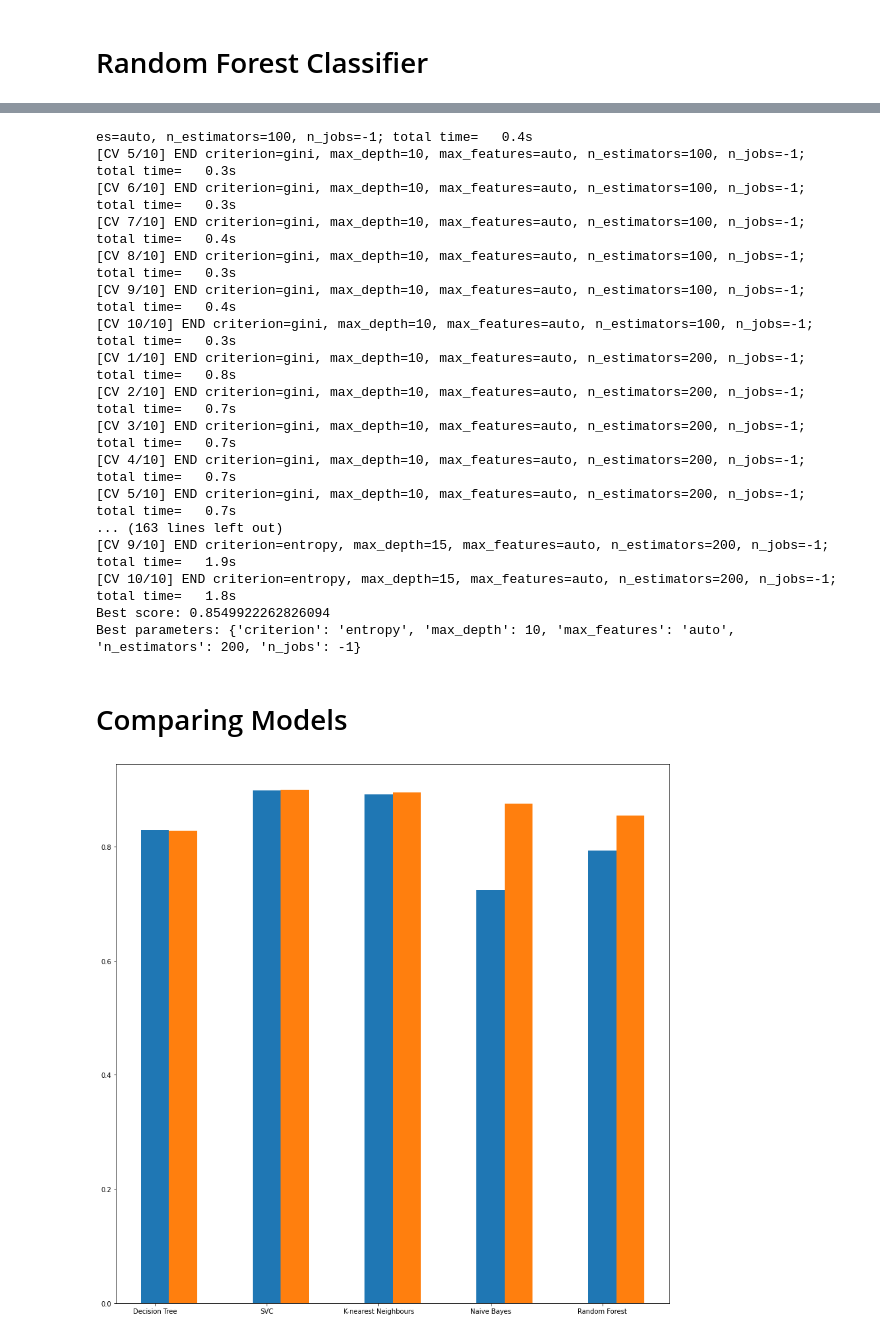
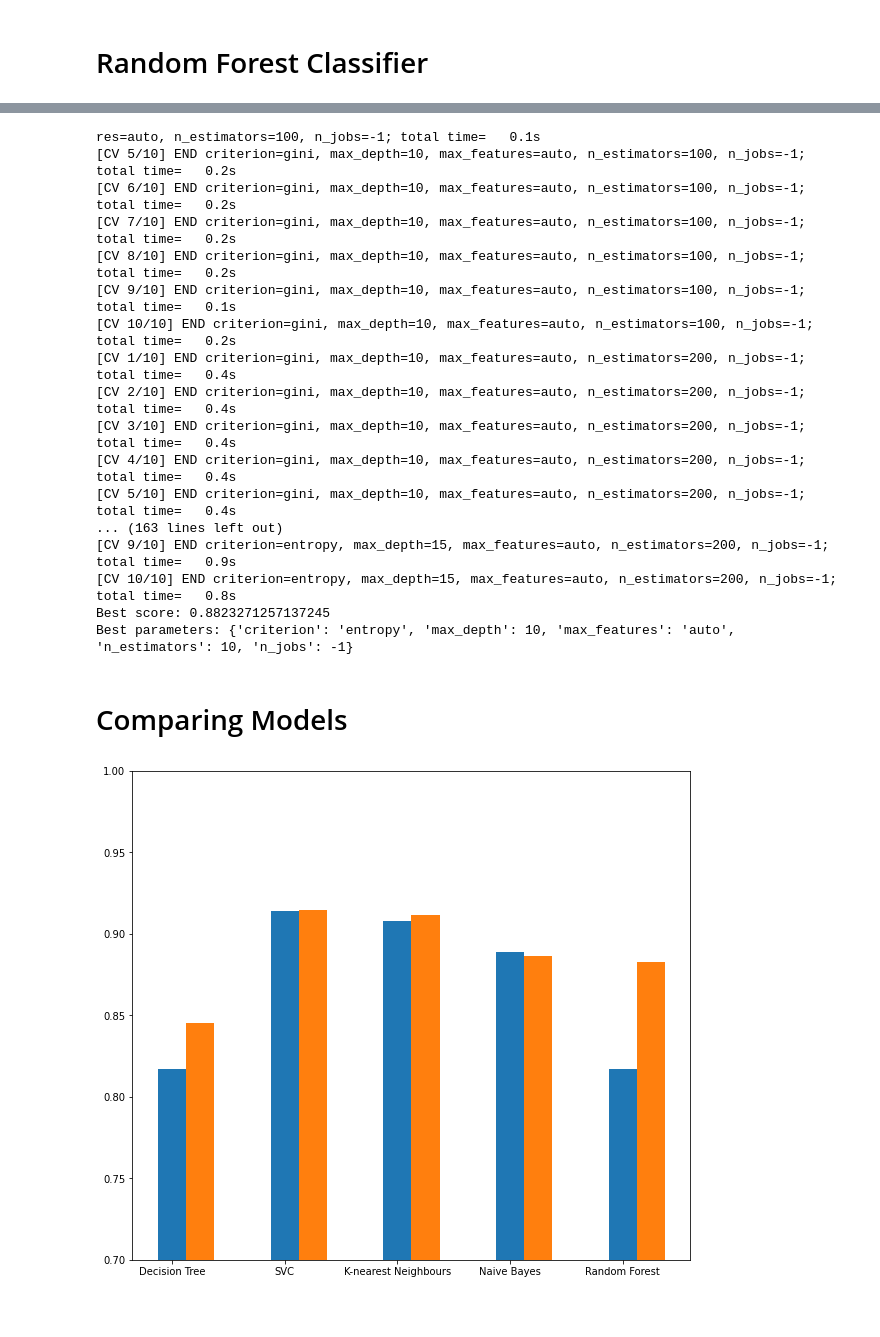
Before and after one commit to Educorreia932/FEUP-IART, a Jupyter notebook: src/notebook.ipynb, the cells around one changed output, grey strips where cells are left out. Cells and saved outputs as stored; diff of their text form; code cells hidden in the pictures.

Commit message:
Added small conclusion and changed final plot. NB now uses scaling

```diff
--- a/src/notebook.ipynb
+++ b/src/notebook.ipynb
@@ -256,6 +256,7 @@ def tune_model(dataset, model_instance, parameter_grid, cross_validation=Stratif
         model_instance,
         param_grid=parameter_grid,
         cv=cross_validation,
+        scoring="balanced_accuracy",
         verbose=3
     )
 
@@ -365,7 +366,7 @@ parameter_grid = {
     'C': [10, 50, 100],
     'gamma': [0.001, 0.0001],
     # 'kernel': ['linear', 'poly', 'rbf']
-    'kernel': ['linear', 'rbf']
+    'kernel': ['linear', 'rbf', 'sigmoid']
 }
 
 svc_original = tune_model(original_bean_data, SVC(), parameter_grid, scaler=StandardScaler())
@@ -502,7 +503,7 @@ from sklearn.naive_bayes import GaussianNB
 
 parameter_grid = {}
 
-nb_original = tune_model(original_bean_data, GaussianNB(), parameter_grid)
+nb_original = tune_model(original_bean_data, GaussianNB(), parameter_grid, scaler=StandardScaler())
 # %% [output]
 Fitting 10 folds for each of 1 candidates, totalling 10 fits
 [CV 1/10] END ............................................... total time=   0.0s
@@ -576,40 +577,41 @@ Best parameters: {'criterion': 'entropy', 'max_depth': 5, 'max_features': 'auto'
 # %%
 rfc = tune_model(bean_data, RandomForestClassifier(), parameter_grid)
 # %% [output]
-es=auto, n_estimators=100, n_jobs=-1; total time=   0.4s
-[CV 5/10] END criterion=gini, max_depth=10, max_features=auto, n_estimators=100, n_jobs=-1; total time=   0.3s
-[CV 6/10] END criterion=gini, max_depth=10, max_features=auto, n_estimators=100, n_jobs=-1; total time=   0.3s
-[CV 7/10] END criterion=gini, max_depth=10, max_features=auto, n_estimators=100, n_jobs=-1; total time=   0.4s
-[CV 8/10] END criterion=gini, max_depth=10, max_features=auto, n_estimators=100, n_jobs=-1; total time=   0.3s
-[CV 9/10] END criterion=gini, max_depth=10, max_features=auto, n_estimators=100, n_jobs=-1; total time=   0.4s
-[CV 10/10] END criterion=gini, max_depth=10, max_features=auto, n_estimators=100, n_jobs=-1; total time=   0.3s
-[CV 1/10] END criterion=gini, max_depth=10, max_features=auto, n_estimators=200, n_jobs=-1; total time=   0.8s
-[CV 2/10] END criterion=gini, max_depth=10, max_features=auto, n_estimators=200, n_jobs=-1; total time=   0.7s
-[CV 3/10] END criterion=gini, max_depth=10, max_features=auto, n_estimators=200, n_jobs=-1; total time=   0.7s
-[CV 4/10] END criterion=gini, max_depth=10, max_features=auto, n_estimators=200, n_jobs=-1; total time=   0.7s
-[CV 5/10] END criterion=gini, max_depth=10, max_features=auto, n_estimators=200, n_jobs=-1; total time=   0.7s
+res=auto, n_estimators=100, n_jobs=-1; total time=   0.1s
+[CV 5/10] END criterion=gini, max_depth=10, max_features=auto, n_estimators=100, n_jobs=-1; total time=   0.2s
+[CV 6/10] END criterion=gini, max_depth=10, max_features=auto, n_estimators=100, n_jobs=-1; total time=   0.2s
+[CV 7/10] END criterion=gini, max_depth=10, max_features=auto, n_estimators=100, n_jobs=-1; total time=   0.2s
+[CV 8/10] END criterion=gini, max_depth=10, max_features=auto, n_estimators=100, n_jobs=-1; total time=   0.2s
+[CV 9/10] END criterion=gini, max_depth=10, max_features=auto, n_estimators=100, n_jobs=-1; total time=   0.1s
+[CV 10/10] END criterion=gini, max_depth=10, max_features=auto, n_estimators=100, n_jobs=-1; total time=   0.2s
+[CV 1/10] END criterion=gini, max_depth=10, max_features=auto, n_estimators=200, n_jobs=-1; total time=   0.4s
+[CV 2/10] END criterion=gini, max_depth=10, max_features=auto, n_estimators=200, n_jobs=-1; total time=   0.4s
+[CV 3/10] END criterion=gini, max_depth=10, max_features=auto, n_estimators=200, n_jobs=-1; total time=   0.4s
+[CV 4/10] END criterion=gini, max_depth=10, max_features=auto, n_estimators=200, n_jobs=-1; total time=   0.4s
+[CV 5/10] END criterion=gini, max_depth=10, max_features=auto, n_estimators=200, n_jobs=-1; total time=   0.4s
 ... (163 lines left out)
-[CV 9/10] END criterion=entropy, max_depth=15, max_features=auto, n_estimators=200, n_jobs=-1; total time=   1.9s
-[CV 10/10] END criterion=entropy, max_depth=15, max_features=auto, n_estimators=200, n_jobs=-1; total time=   1.8s
-Best score: 0.8549922262826094
-Best parameters: {'criterion': 'entropy', 'max_depth': 10, 'max_features': 'auto', 'n_estimators': 200, 'n_jobs': -1}
+[CV 9/10] END criterion=entropy, max_depth=15, max_features=auto, n_estimators=200, n_jobs=-1; total time=   0.9s
+[CV 10/10] END criterion=entropy, max_depth=15, max_features=auto, n_estimators=200, n_jobs=-1; total time=   0.8s
+Best score: 0.8823271257137245
+Best parameters: {'criterion': 'entropy', 'max_depth': 10, 'max_features': 'auto', 'n_estimators': 10, 'n_jobs': -1}
 # %% [markdown]
 # Comparing Models
 # %%
 scores = {
     "Decision Tree" : [dt_original, dt],
     "SVC" : [svc_original, svc],
     "K-nearest Neighbours" : [knn_original, knn],
     "Naive Bayes" : [nb_original, nb],
     "Random Forest" : [rfc_original, rfc]
 }
 
 ind = np.arange(5)
 
-plt.figure(figsize=(15,15))
+plt.figure(figsize=(10,9))
 plt.bar(ind, [i[0].best_score_ for i in scores.values()], 0.25)
-plt.bar(ind + 0.25, [i[1].best_score_ for i in scores.values()], 0.25)
+ax = plt.bar(ind + 0.25, [i[1].best_score_ for i in scores.values()], 0.25)
 plt.xticks(ind, scores.keys())
+plt.ylim(0.7, 1)
 plt.show()
 # %% [output]
-[figure, old version]
+[figure, new version]
```
Also changed, not shown: parts of 11 cells of this notebook.
